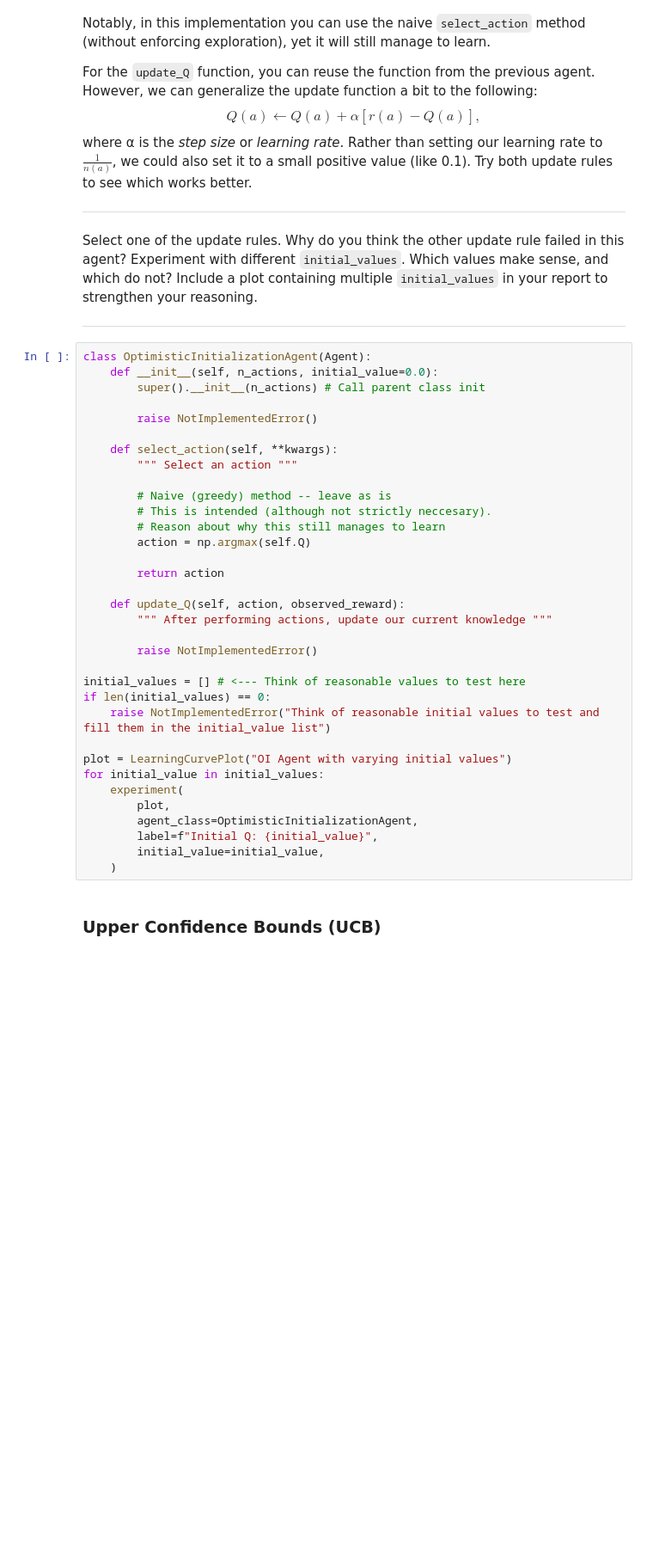
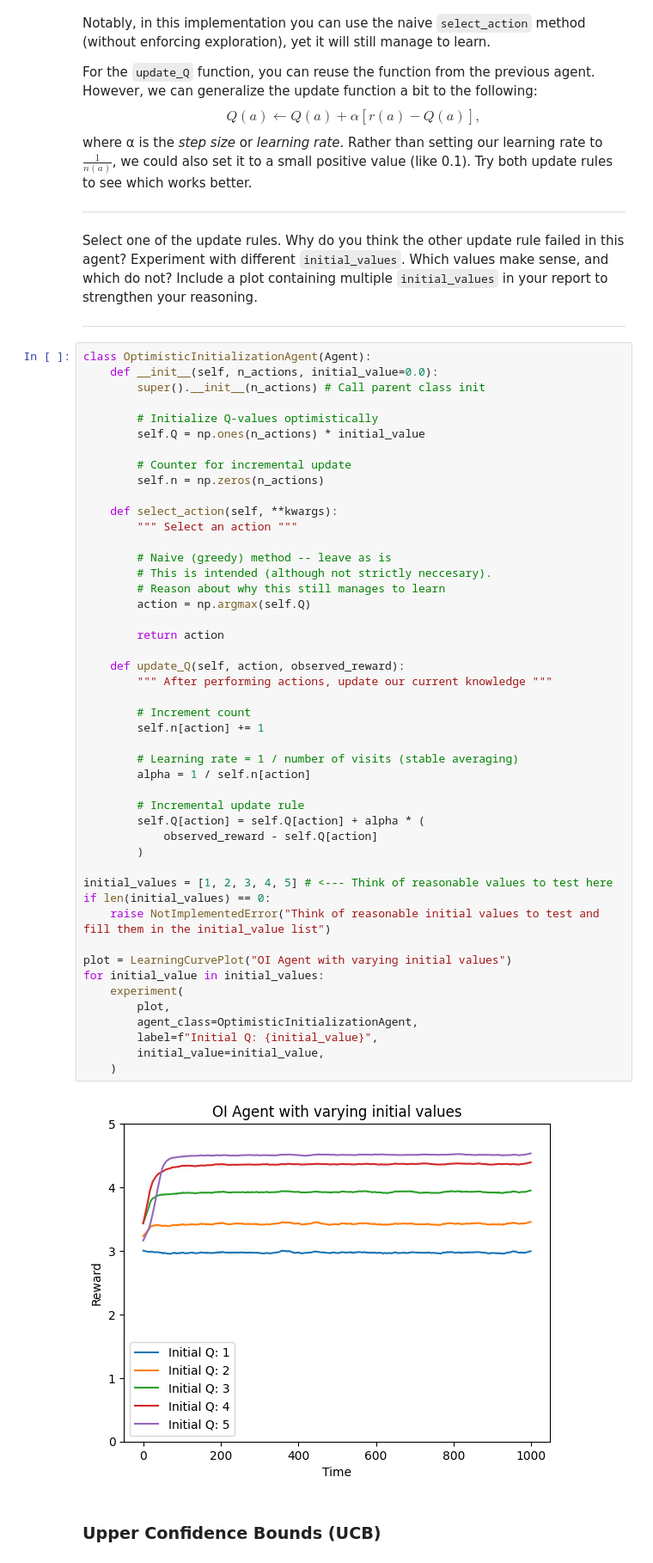
Before and after one commit to Hossein-Kelisa/RLCourse_A1, a Jupyter notebook: RL_Bachelor_Assignment_1A_(2026).ipynb, the cells around one changed output. Shown at 86% size. Cells and saved outputs as stored; diff of their text form; blank space fills up the shorter version.

```diff
--- a/RL_Bachelor_Assignment_1A_(2026).ipynb
+++ b/RL_Bachelor_Assignment_1A_(2026).ipynb
@@ -376,36 +408,51 @@ Experiment with different `initial_values`. Which values make sense, and which d
 class OptimisticInitializationAgent(Agent):
     def __init__(self, n_actions, initial_value=0.0):
         super().__init__(n_actions) # Call parent class init
 
-        raise NotImplementedError()
+        # Initialize Q-values optimistically
+        self.Q = np.ones(n_actions) * initial_value
+
+        # Counter for incremental update
+        self.n = np.zeros(n_actions)
 
     def select_action(self, **kwargs):
         """ Select an action """
 
         # Naive (greedy) method -- leave as is
         # This is intended (although not strictly neccesary).
         # Reason about why this still manages to learn
         action = np.argmax(self.Q)
 
         return action
 
     def update_Q(self, action, observed_reward):
         """ After performing actions, update our current knowledge """
 
-        raise NotImplementedError()
+        # Increment count
+        self.n[action] += 1
 
-initial_values = [] # <--- Think of reasonable values to test here
+        # Learning rate = 1 / number of visits (stable averaging)
+        alpha = 1 / self.n[action]
+
+        # Incremental update rule
+        self.Q[action] = self.Q[action] + alpha * (
+            observed_reward - self.Q[action]
+        )
+
+initial_values = [1, 2, 3, 4, 5] # <--- Think of reasonable values to test here
 if len(initial_values) == 0:
     raise NotImplementedError("Think of reasonable initial values to test and fill them in the initial_value list")
 
 plot = LearningCurvePlot("OI Agent with varying initial values")
 for initial_value in initial_values:
     experiment(
         plot,
         agent_class=OptimisticInitializationAgent,
         label=f"Initial Q: {initial_value}",
         initial_value=initial_value,
     )
+# %% [output]
+[figure, added]
 # %% [markdown]
 ### Upper Confidence Bounds (UCB)
 # %% [markdown]
```
Also changed, not shown: parts of 8 cells of this notebook.
